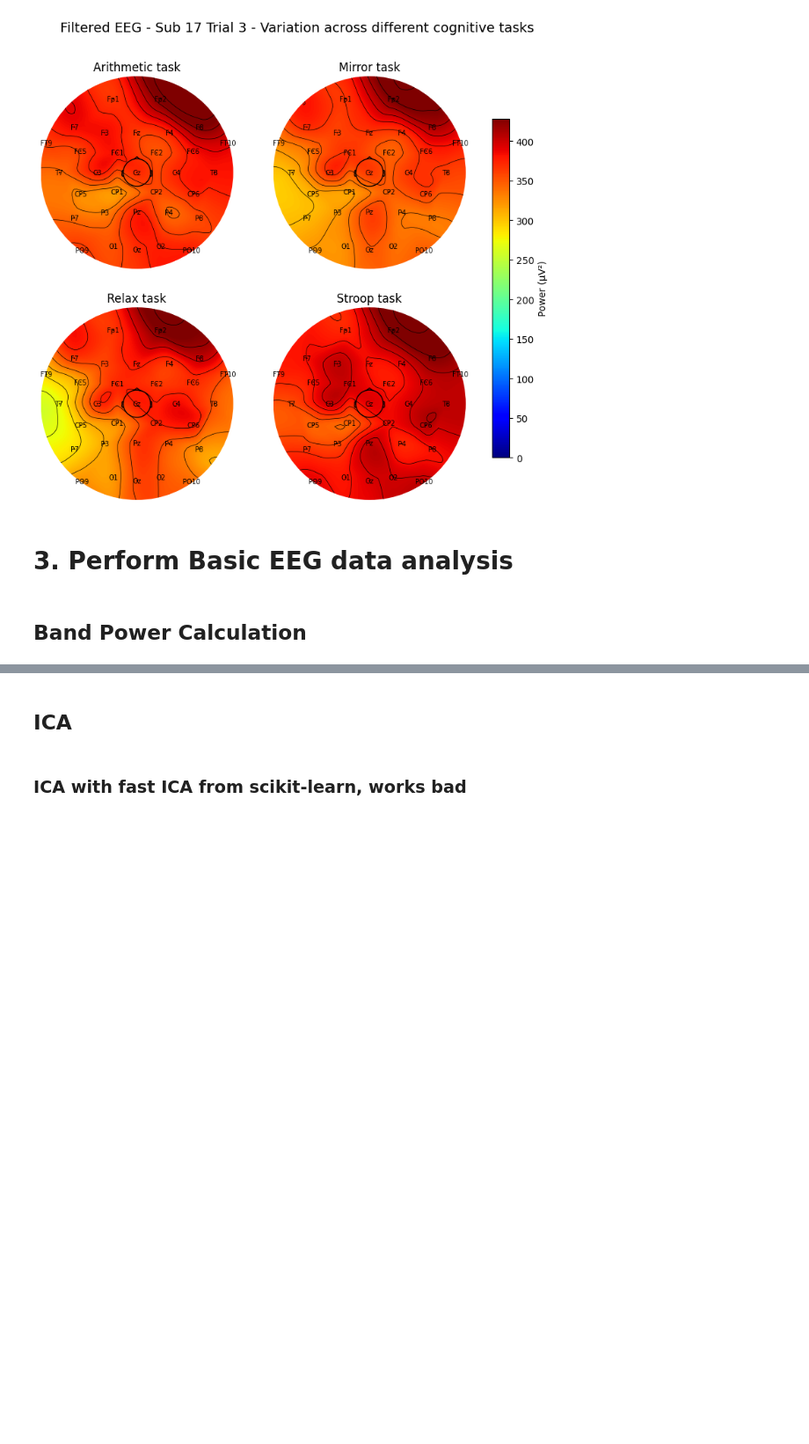
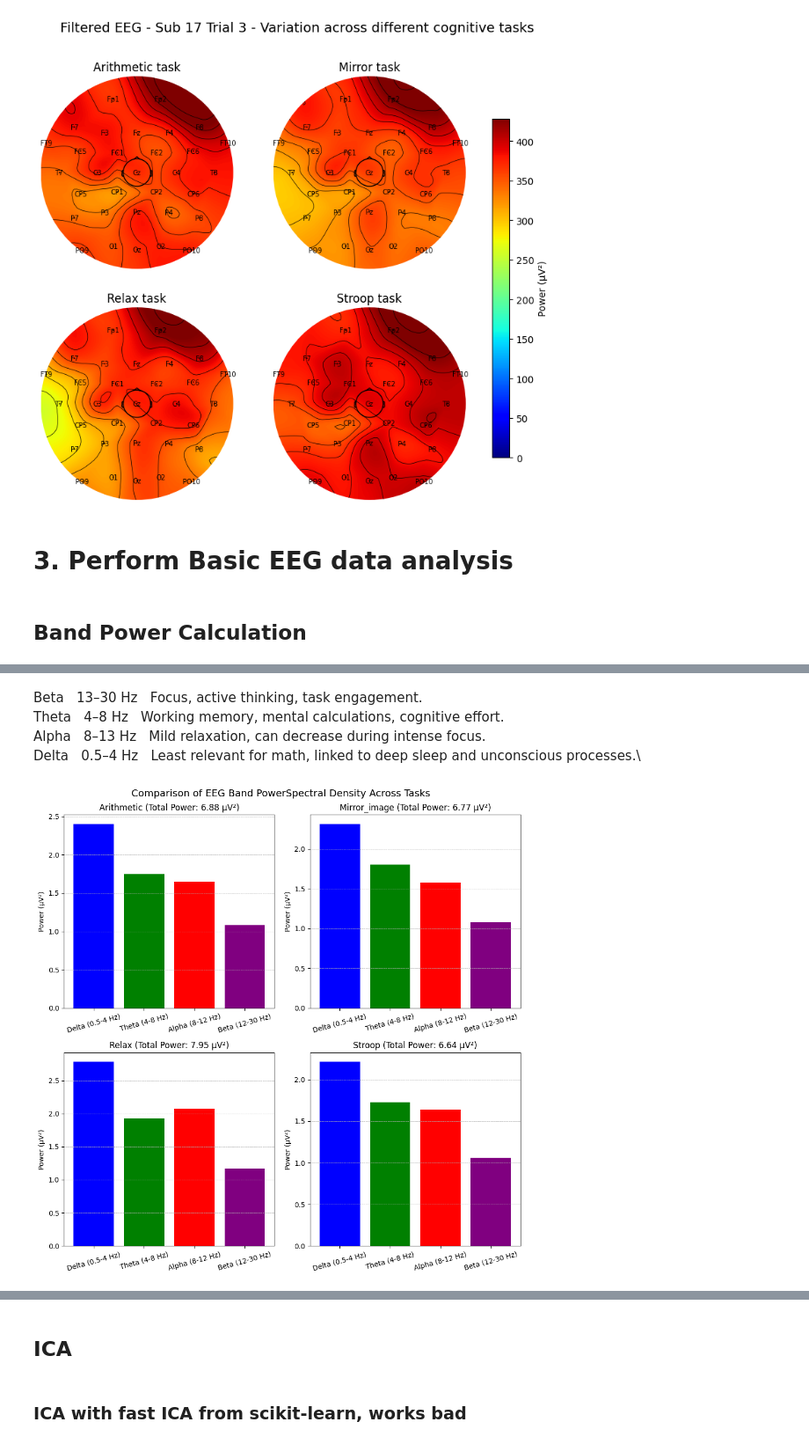
Before and after one commit to gaspachoo/EEG-Based-Stress-Recognition-Using-Neural-Networks, a Jupyter notebook: data_analysis.ipynb, the cells around one changed output, grey strips where cells are left out. Shown at 88% size. Drawn from its saved outputs; the diff is of its cells as text; code cells hidden in the pictures; blank space fills up the shorter version.

```diff
--- a/data_analysis.ipynb
+++ b/data_analysis.ipynb
@@ -445,0 +358,5 @@ plt.show()
+# %% [markdown]
+Beta &nbsp;	13–30 Hz &nbsp;	Focus, active thinking, task engagement. \
+Theta &nbsp; 4–8 Hz	 &nbsp; Working memory, mental calculations, cognitive effort. \
+Alpha &nbsp; 8–13 Hz &nbsp;	Mild relaxation, can decrease during intense focus.\
+Delta &nbsp; 0.5–4 Hz &nbsp; Least relevant for math, linked to deep sleep and unconscious processes.\
@@ -446 +393,73 @@ plt.show()
+# %%
+# Select which to use
+selected_channels = task_channels  # relax_channels/task_channels
+
+
+# Store average band power per task
+task_band_power = {task: {band: [] for band in bands.keys()} for task in tasks_list}
+total_task_power = {}
+
+for task in tasks_list:
+    task_power = 0  # Store total power per task
+
+    for band, (low, high) in bands.items():
+        subject_power = []
+
+        for subject_number in subjects:
+            trial_power = []
+
+            for trial_number in trials:
+                filename = f'{task}_sub_{subject_number}_trial{trial_number}.mat'
+                path = f'./Data/filtered_data/{filename}'
+
+                try:
+                    # Load EEG data
+                    file = loadmat(path)
+                    eeg_data = file['Clean_data']
+
+                    selected_indices = [channel_names.index(ch) for ch in selected_channels]  # Find indices
+                    eeg_data = eeg_data[selected_indices, :]  # Keep only relevant channels
+
+                    # Compute FFT
+                    #frequencies = np.fft.fftfreq(n_samples, d=1/sampling_rate)  # Frequency associated to each FFT point
+                    #fft_data = np.fft.fft(eeg_data, axis=1)
+
+                    #power_spectrum = np.abs(fft_data)[: , :n_samples]  # Compute power spectrum
+                    frequencies, psd = welch(eeg_data, fs=sampling_rate, axis=1, nperseg=n_samples // 2)
+
+                    band_mask = (frequencies >= low) & (frequencies <= high)
+                    #mean_band_power = power_spectrum[:, band_mask].mean()  # Average across all channels
+
+                    mean_band_power = psd[:, band_mask].mean()
+                    trial_power.append(mean_band_power)  # Store power for this trial
+
+                except FileNotFoundError:
+                    print(f"File {filename} not found. Skipping.")
+
+
+            subject_power.append(np.mean(trial_power))
+        task_band_power[task][band] = np.mean(subject_power)
+        task_power += np.mean(subject_power)
+    total_task_power[task] = task_power
+
+
+# 📊 Step 6: Plot the results (one subplot per task, bars for EEG bands)
+fig, axes = plt.subplots(2, 2, figsize=(10, 10))
+fig.suptitle("Comparison of EEG Band Power Spectral Density Across Tasks", fontsize=14)
+
+colors = ['blue', 'green', 'red', 'purple']  # Colors for EEG bands
+
+for ax, (task, power_values) in zip(axes.flatten(), task_band_power.items()):
+    total_power = total_task_power[task]
+    ax.bar(bands.keys(), list(power_values.values()), color=colors)  # Plot bars
+    ax.set_title(f"{task} (Total Power: {total_power:.2f} µV²)", fontsize=12)  # Title with total power
+    ax.set_ylabel("Power (µV²)")
+    ax.set_xticks(range(len(bands)))
+    ax.set_xticklabels(bands.keys(), rotation=15)
+    ax.grid(axis='y', linestyle='--', linewidth=0.5)
+
+plt.tight_layout()
+plt.show()
+# %% [output]
+[figure, added]
 # %%
```
Also changed, not shown: parts of 5 cells of this notebook, 1 other file.
